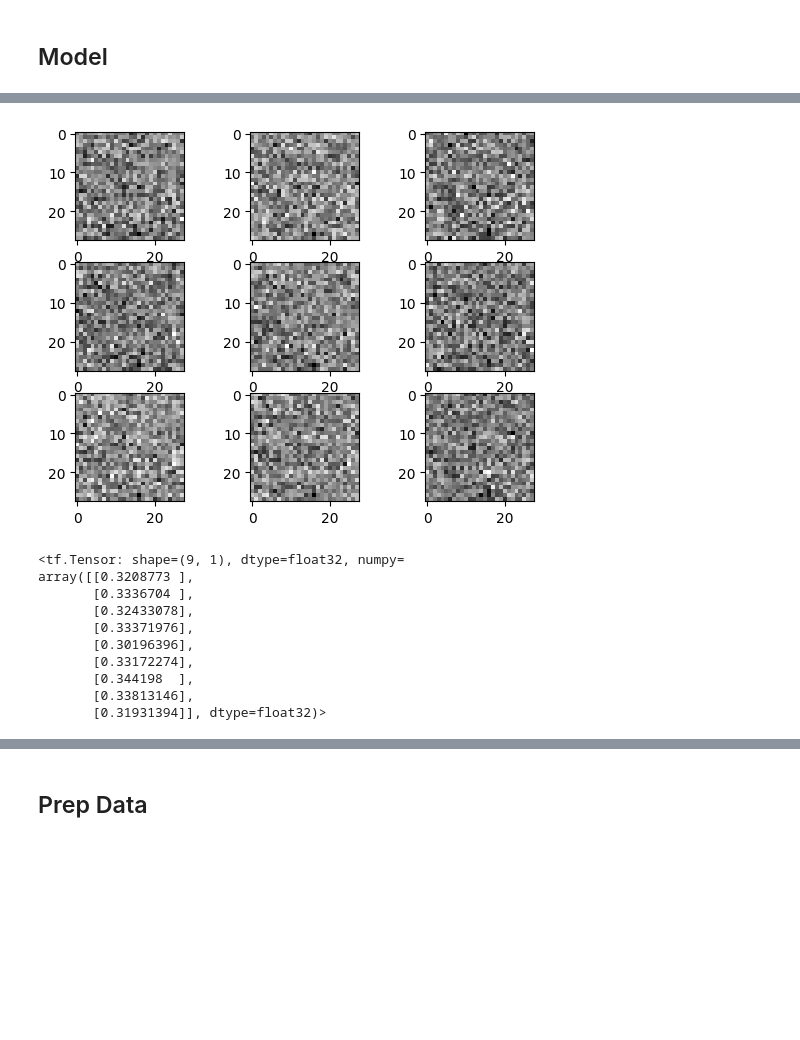
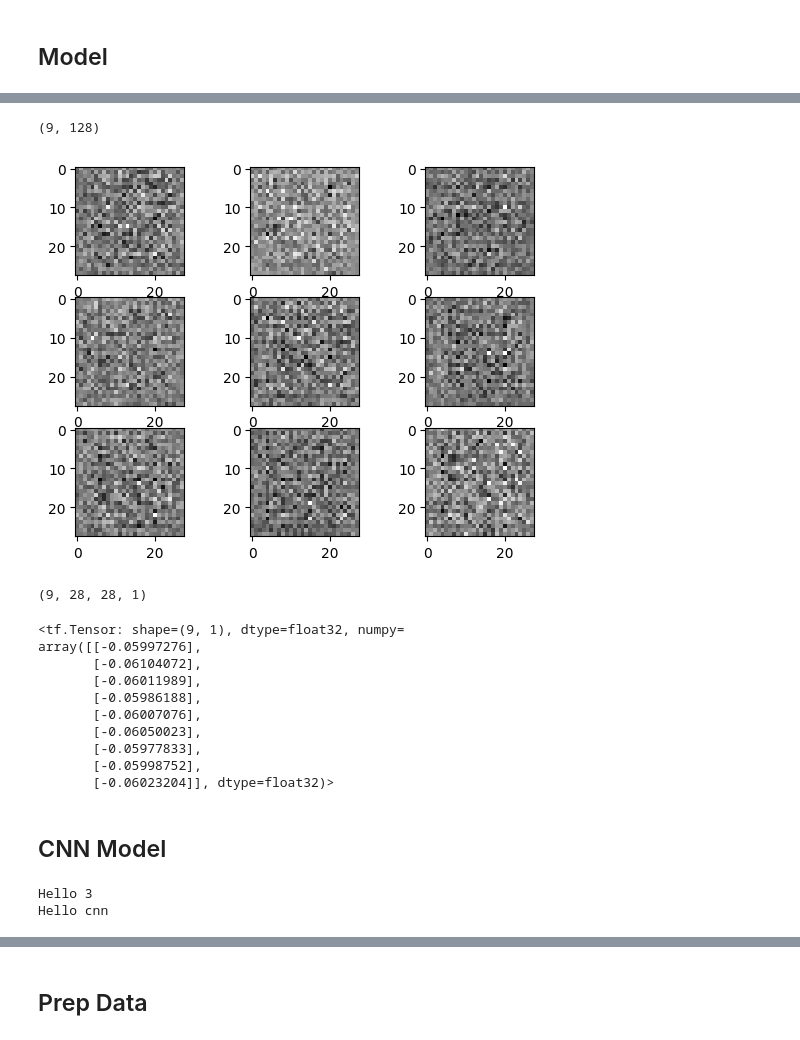
Before and after one commit to vijaygkd/gan, a Jupyter notebook: notebooks/train.ipynb, the cells around one changed output, grey strips where cells are left out. Cells and saved outputs as stored; diff of their text form; code cells hidden in the pictures; blank space fills up the shorter version.

```diff
--- a/notebooks/train.ipynb
+++ b/notebooks/train.ipynb
@@ -19,5 +20,5 @@ def plot_mnist_data(images):
 # %% [markdown]
 ## Model
 # %%
-gan_model = GAN()
+gan_model = GAN_CNN()
 # %% [output]
@@ -39,19 +61,34 @@ plot_mnist_data(image_noise)
+# %%
+image_noise.shape
+# %% [output]
+(9, 128)
 # %%
 gan_g_output = gan_model.generator(noise)
-gan_g_output = gan_g_output.numpy().reshape(9, 28, 28)
-plot_mnist_data(gan_g_output + 255)
+gan_g_output = gan_g_output.numpy()#.reshape(9, 28, 28)
+plot_mnist_data(gan_g_output)
 # %% [output]
-[figure, old version]
+[figure, new version]
+# %%
+gan_g_output.shape
+# %% [output]
+(9, 28, 28, 1)
 # %%
-gan_model.discriminator(gan_g_output.reshape(-1, 28*28))
+gan_model.discriminator(gan_g_output)
 # %% [output]
 <tf.Tensor: shape=(9, 1), dtype=float32, numpy=
-array([[0.3208773 ],
-       [0.3336704 ],
-       [0.32433078],
-       [0.33371976],
-       [0.30196396],
-       [0.33172274],
-       [0.344198  ],
-       [0.33813146],
-       [0.31931394]], dtype=float32)>
+array([[-0.05997276],
+       [-0.06104072],
+       [-0.06011989],
+       [-0.05986188],
+       [-0.06007076],
+       [-0.06050023],
+       [-0.05977833],
+       [-0.05998752],
+       [-0.06023204]], dtype=float32)>
+# %% [markdown]
+## CNN Model
+# %%
+gan_model = GAN_CNN()
+# %% [output]
+Hello 3
+Hello cnn
```
Also changed, not shown: parts of 19 cells of this notebook, 1 other file.
